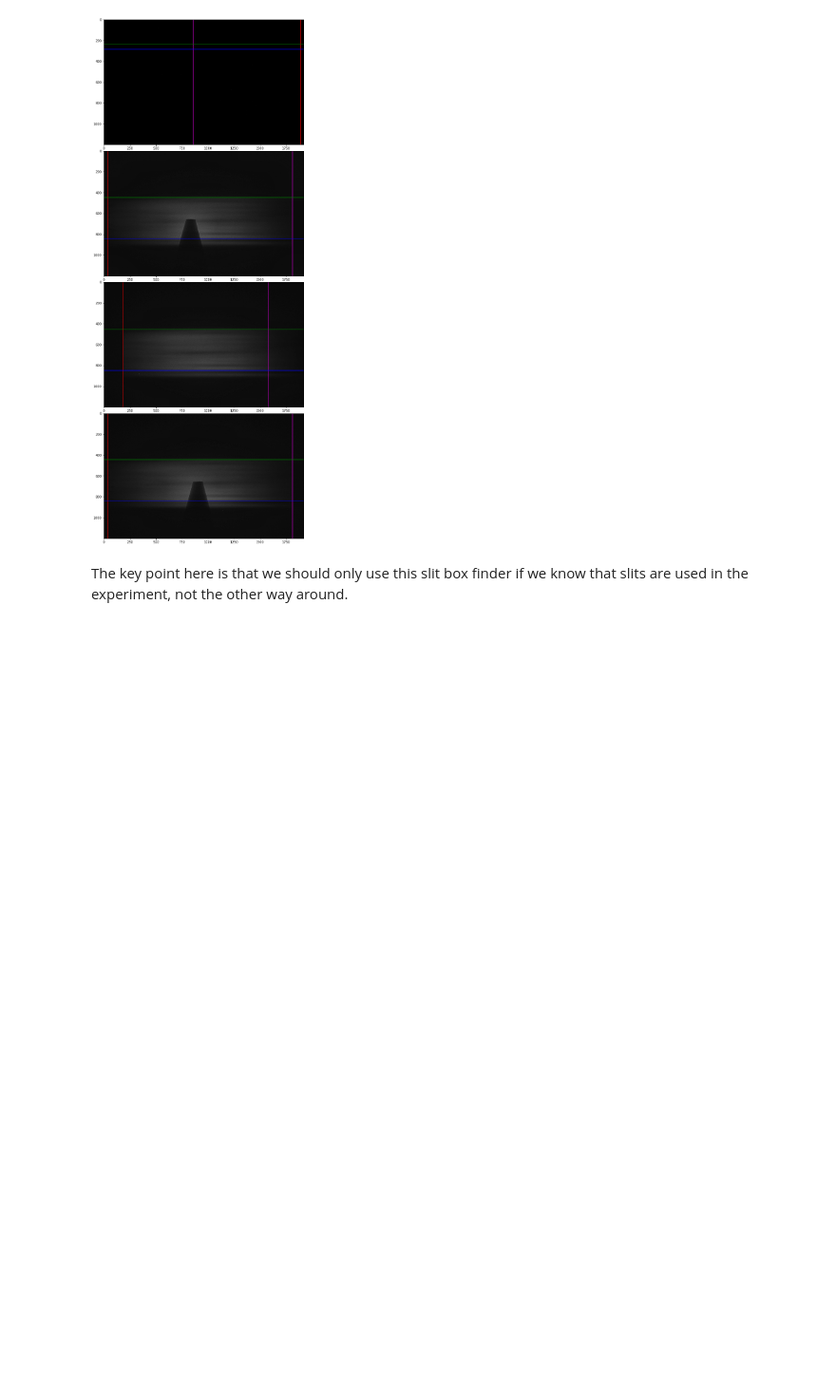
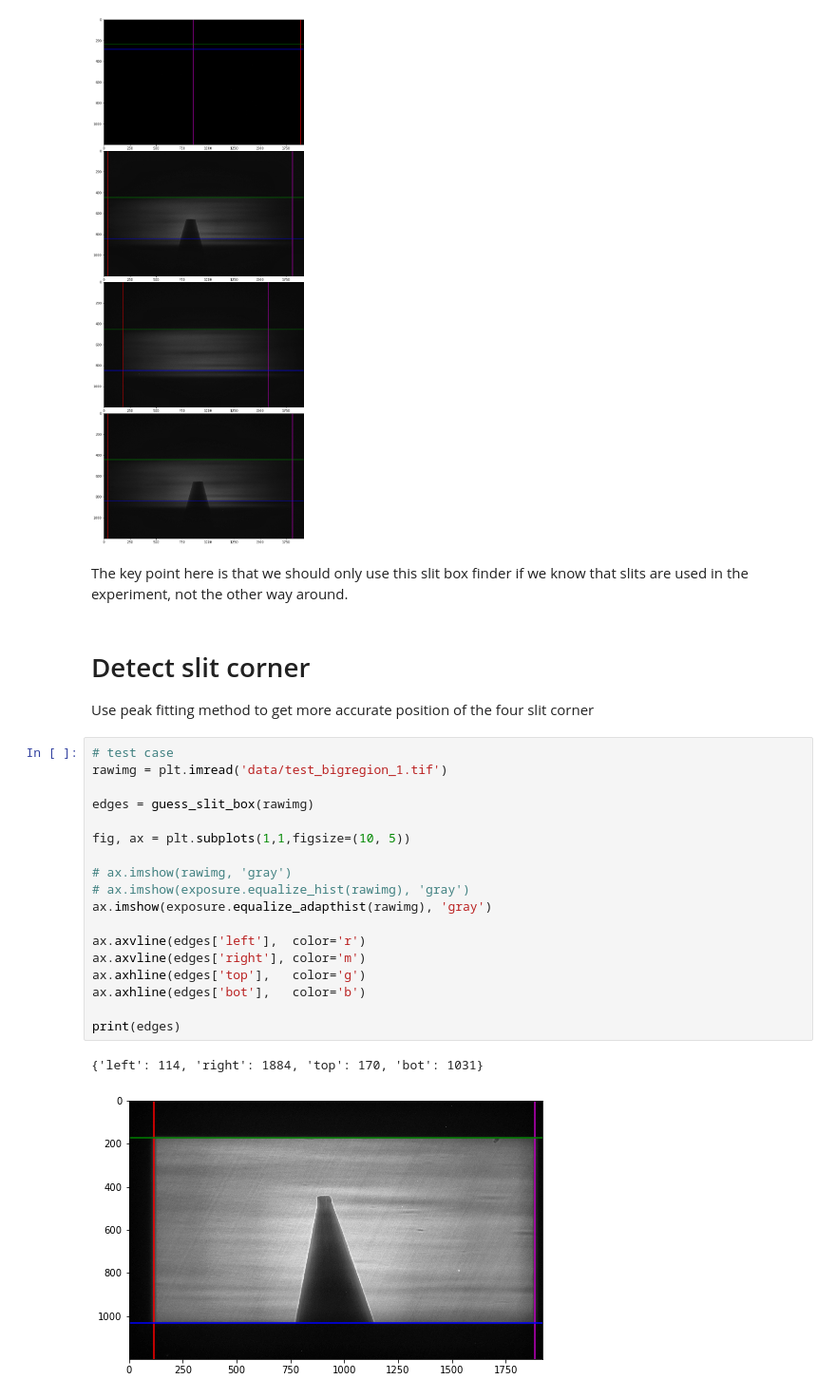
Before and after one commit to KedoKudo/xproc, a Jupyter notebook: private/slit_detection/slit_conrner_detection.ipynb, the cells around one changed output. Shown at 95% size. Saved outputs shown, nothing was run; the diff lists cells and outputs as text; blank space fills up the shorter version.

Commit message:
update the dev notebook to include corner detection

```diff
--- a/private/slit_detection/slit_conrner_detection.ipynb
+++ b/private/slit_detection/slit_conrner_detection.ipynb
@@ -207,3 +213,28 @@ plt.subplots_adjust(wspace=0, hspace=0.05)
 [figure]
 # %% [markdown]
 The key point here is that we should only use this slit box finder if we know that slits are used in the experiment, not the other way around.
+# %% [markdown]
+# Detect slit corner
+
+Use peak fitting method to get more accurate position of the four slit corner
+# %%
+# test case
+rawimg = plt.imread('data/test_bigregion_1.tif')
+
+edges = guess_slit_box(rawimg)
+
+fig, ax = plt.subplots(1,1,figsize=(10, 5))
+
+# ax.imshow(rawimg, 'gray')
+# ax.imshow(exposure.equalize_hist(rawimg), 'gray')
+ax.imshow(exposure.equalize_adapthist(rawimg), 'gray')
+
+ax.axvline(edges['left'],  color='r')
+ax.axvline(edges['right'], color='m')
+ax.axhline(edges['top'],   color='g')
+ax.axhline(edges['bot'],   color='b')
+
+print(edges)
+# %% [output]
+{'left': 114, 'right': 1884, 'top': 170, 'bot': 1031}
+[figure, added]
```
Also changed, not shown: parts of 23 cells of this notebook, 1 other file.
